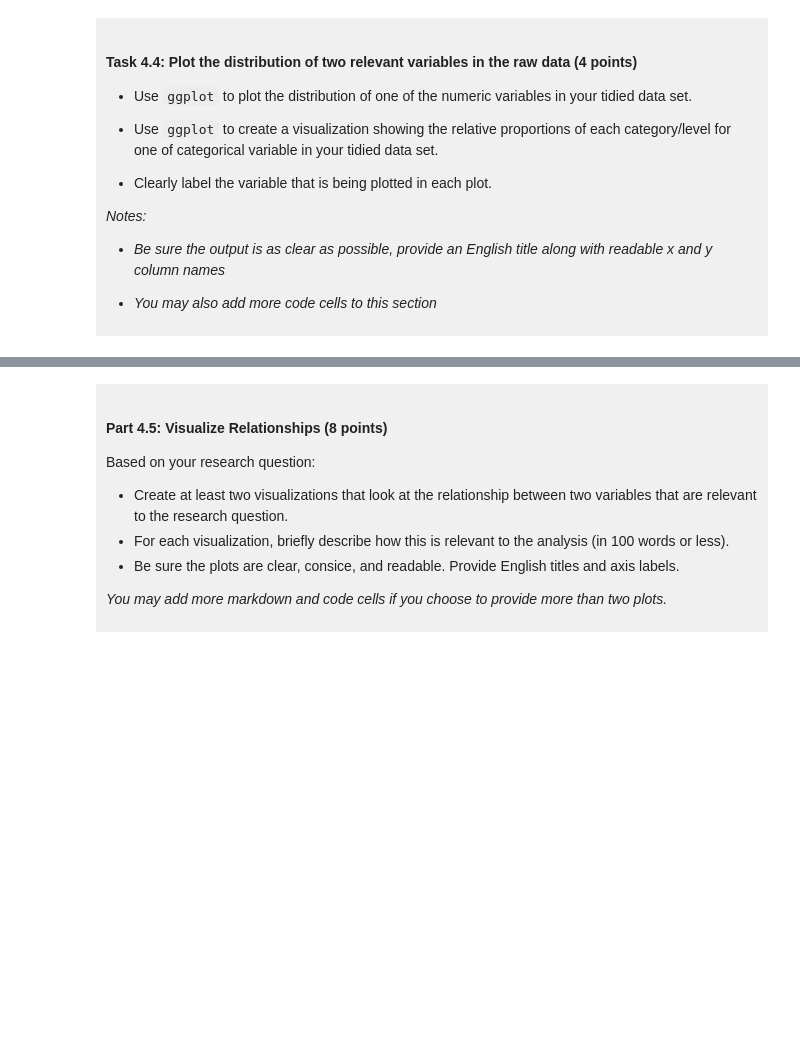
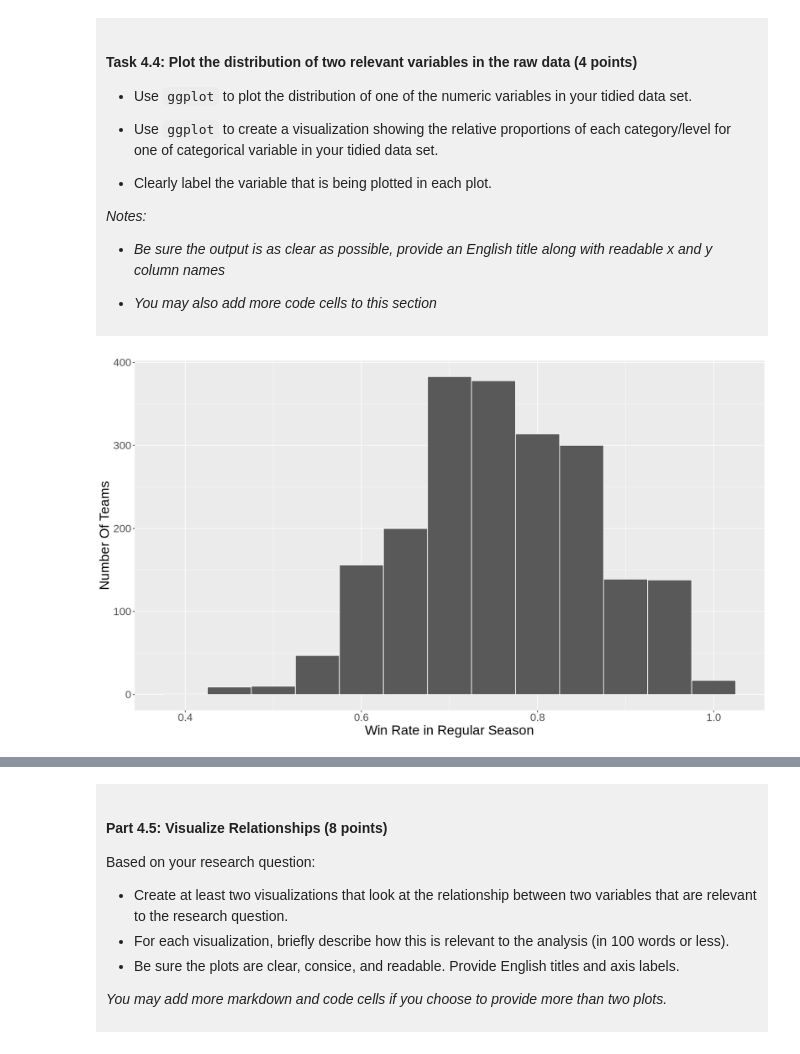
Before and after one commit to KayDoggo/DSCI-100-Project-2026-Fall, a Jupyter notebook: dsci-100-project-notebook.ipynb, the cells around one changed output, grey strips where cells are left out. Saved outputs shown, nothing was run; the diff lists cells and outputs as text; code cells hidden in the pictures; blank space fills up the shorter version.

Commit message:
Completed until Checkpoint C
Created visualizations for the numeric and categorical variables in my tidy table, and wrote an analysis plan for my model.

```diff
--- a/dsci-100-project-notebook.ipynb
+++ b/dsci-100-project-notebook.ipynb
@@ -299,5 +343,13 @@ You will refine your research question (if needed) and produce a tidy data set.
 
 </div>
 # %%
-### EDIT THIS CODE CELL FOR PLOT 1 ###
+options(repr.plot.width = 14, repr.plot.height = 8)
+mm_reg_hist <- march_madness_tidy |>
+    ggplot(aes(x = reg_win_rate)) +
+    geom_histogram(binwidth = 0.05, color = "white") +
+    labs(x = "Win Rate in Regular Season", y = "Number Of Teams") +
+    theme(text = element_text(size = 20))
+mm_reg_hist
+# %% [output]
+[figure, added]
 # %%
```
Also changed, not shown: parts of 10 cells of this notebook.
